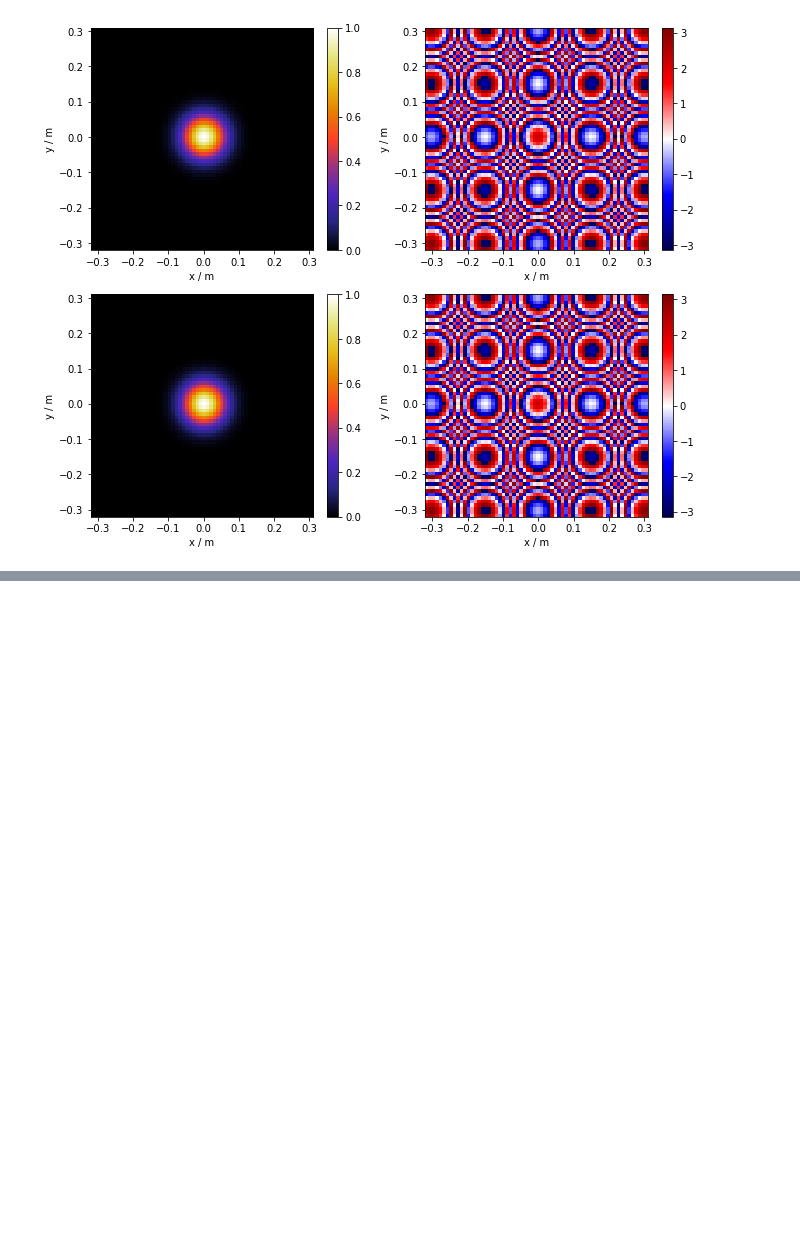
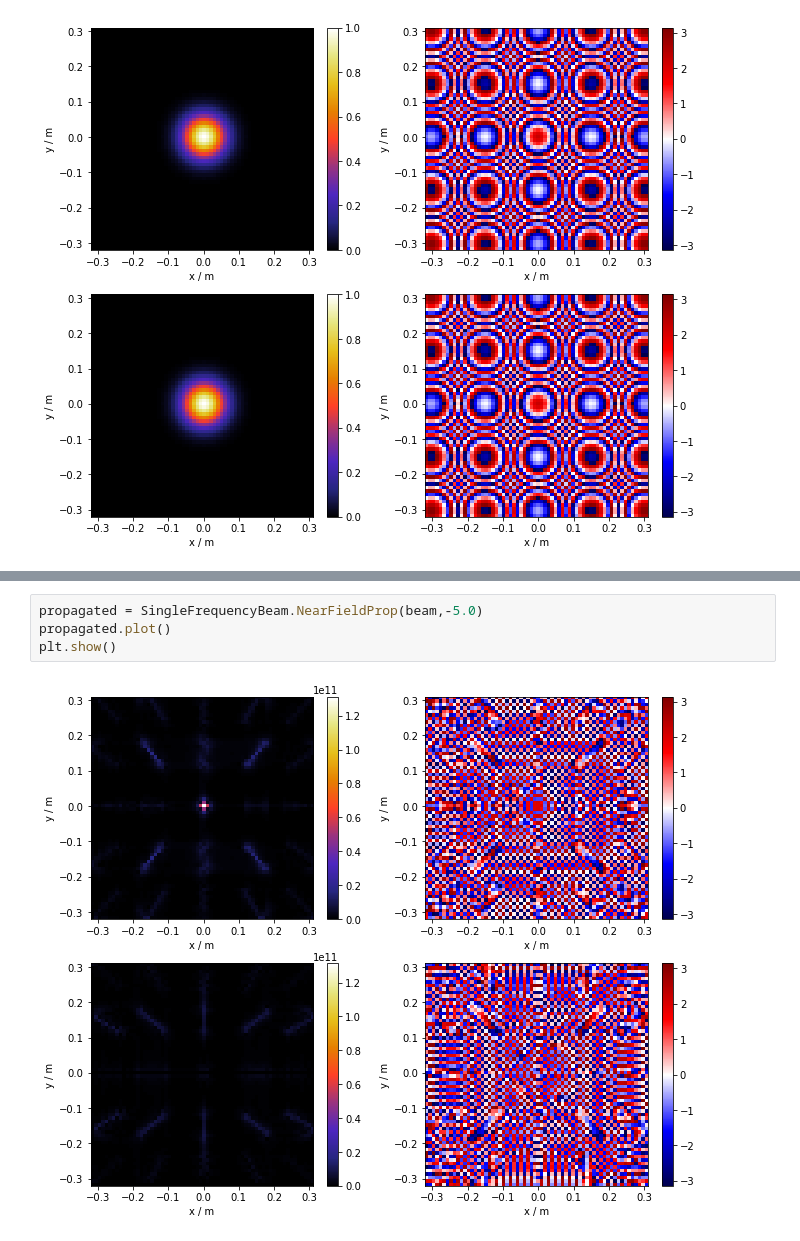
Before and after one commit to lehnertu/fobt, a Jupyter notebook: ImportTeufelScreen.ipynb, the cells around one changed output, grey strips where cells are left out. Saved outputs shown, nothing was run; the diff lists cells and outputs as text; blank space fills up the shorter version.

```diff
--- a/ImportTeufelScreen.ipynb
+++ b/ImportTeufelScreen.ipynb
@@ -145,0 +152,6 @@ w = 58.950616 mm
+# %%
+propagated = SingleFrequencyBeam.NearFieldProp(beam,-5.0)
+propagated.plot()
+plt.show()
+# %% [output]
+[figure, added]
```
Also changed, not shown: parts of 1 cell of this notebook, 2 other files.
